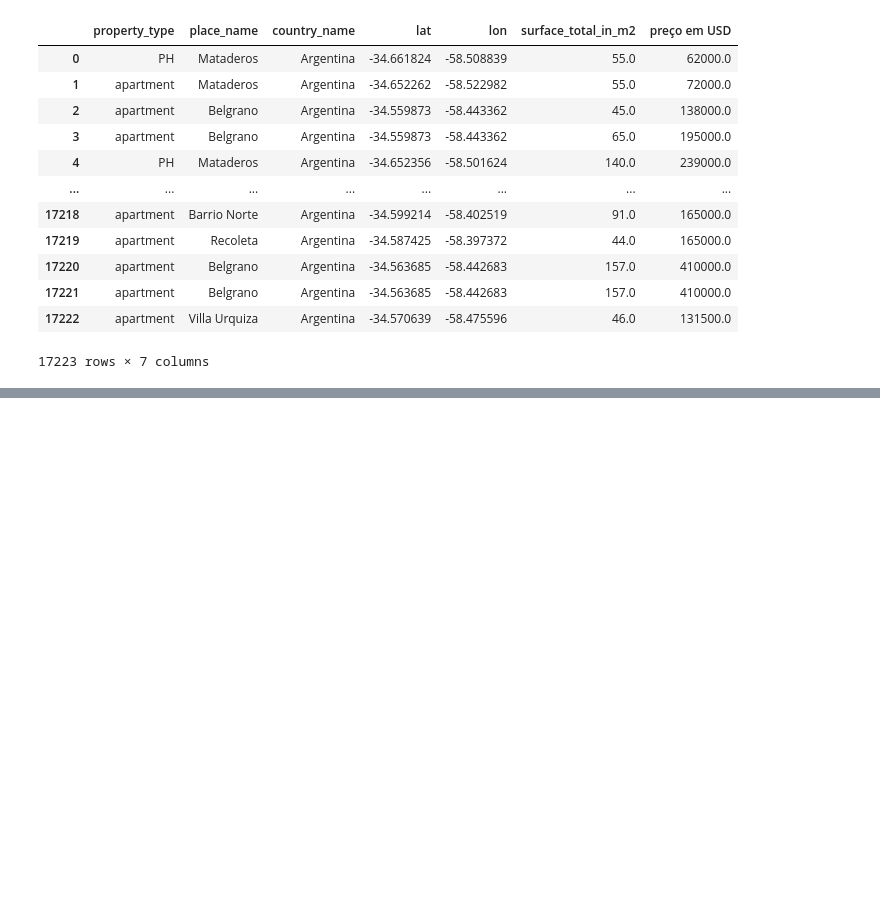
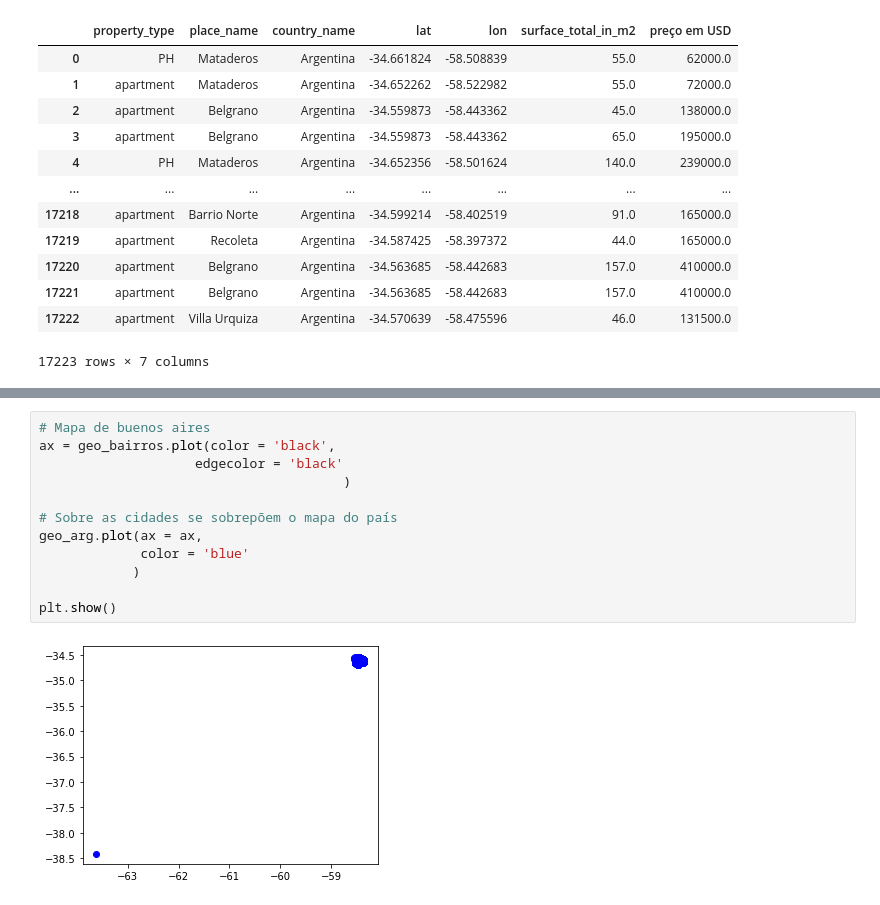
Before and after one commit to rguto11/Projeto_Integrador2, a Jupyter notebook: ProjetoIntegrador1.ipynb, the cells around one changed output, grey strips where cells are left out. Drawn from its saved outputs; the diff is of its cells as text; blank space fills up the shorter version.

```diff
--- a/ProjetoIntegrador1.ipynb
+++ b/ProjetoIntegrador1.ipynb
@@ -152,0 +297,14 @@ Data
+# %%
+# Mapa de buenos aires
+ax = geo_bairros.plot(color = 'black',
+                    edgecolor = 'black'
+                                       )
+
+# Sobre as cidades se sobrepõem o mapa do país
+geo_arg.plot(ax = ax,
+             color = 'blue'
+            )
+
+plt.show()
+# %% [output]
+[figure, added]
```
Also changed, not shown: parts of 40 cells of this notebook, 1 other file.
